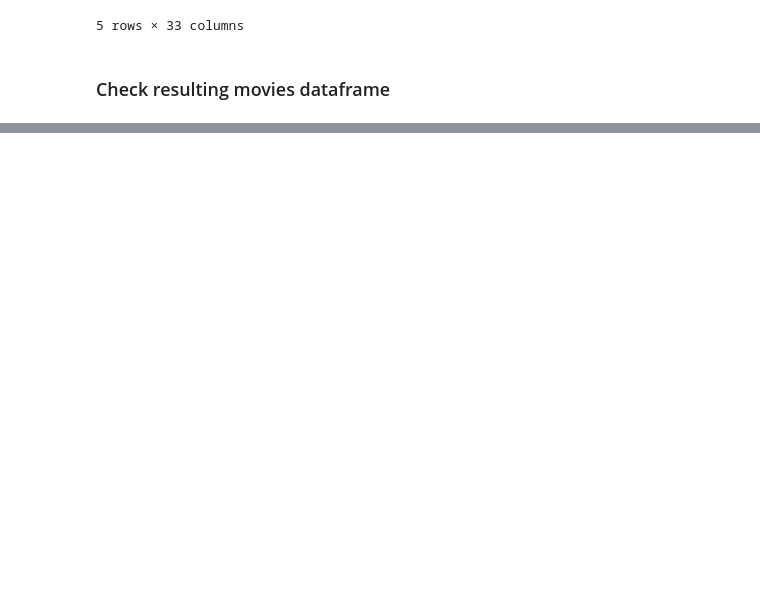
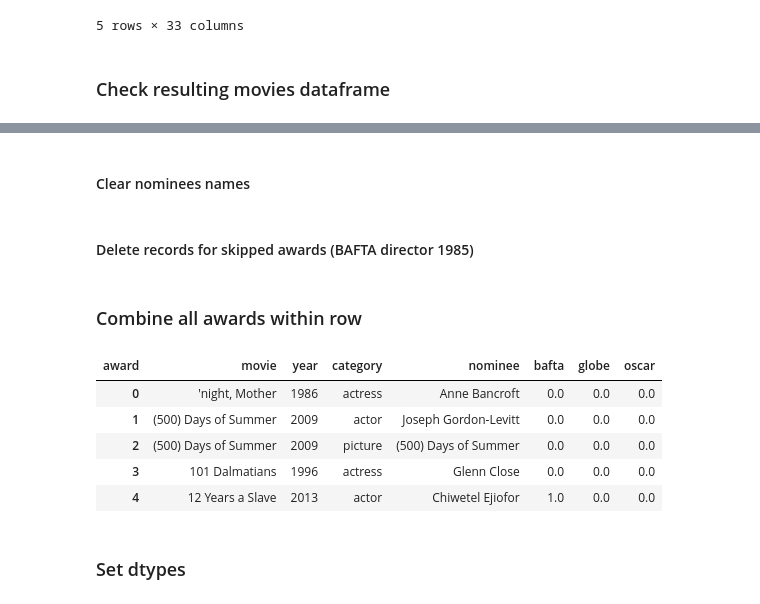
Before and after one commit to vvkin/oscar-predicting, a Jupyter notebook: notebooks/preparing.ipynb, the cells around one changed output, grey strips where cells are left out. Saved outputs shown, nothing was run; the diff lists cells and outputs as text; code cells hidden in the pictures; blank space fills up the shorter version.

```diff
--- a/notebooks/preparing.ipynb
+++ b/notebooks/preparing.ipynb
@@ -230,0 +256,2 @@ memory usage: 115.8+ KB
+# %%
+awards_df = awards_df.drop('wiki_url', axis=1)
@@ -230,0 +272,2 @@ memory usage: 115.8+ KB
+# %% [markdown]
+#### Clear nominees names
@@ -230,0 +276,2 @@ memory usage: 115.8+ KB
+# %% [markdown]
+#### Delete records for skipped awards (BAFTA director 1985)
@@ -230,0 +280,21 @@ memory usage: 115.8+ KB
+# %% [markdown]
+### Combine all awards within row
+# %%
+index = ['movie', 'year', 'category', 'nominee']
+
+awards_df = pd.pivot_table(
+    data=awards_df,
+    values='winner', columns=['award'],
+    index=index, aggfunc=np.sum
+).fillna(0).reset_index()
+
+awards_df.head()
+# %% [output]
+| award | movie | year | category | nominee | bafta | globe | oscar |
+| 0 | 'night, Mother | 1986 | actress | Anne Bancroft | 0.0 | 0.0 | 0.0 |
+| 1 | (500) Days of Summer | 2009 | actor | Joseph Gordon-Levitt | 0.0 | 0.0 | 0.0 |
+| 2 | (500) Days of Summer | 2009 | picture | (500) Days of Summer | 0.0 | 0.0 | 0.0 |
+| 3 | 101 Dalmatians | 1996 | actress | Glenn Close | 0.0 | 0.0 | 0.0 |
+| 4 | 12 Years a Slave | 2013 | actor | Chiwetel Ejiofor | 1.0 | 0.0 | 0.0 |
+# %% [markdown]
+### Set dtypes
```
Also changed, not shown: parts of 23 cells of this notebook, 1 other file.
